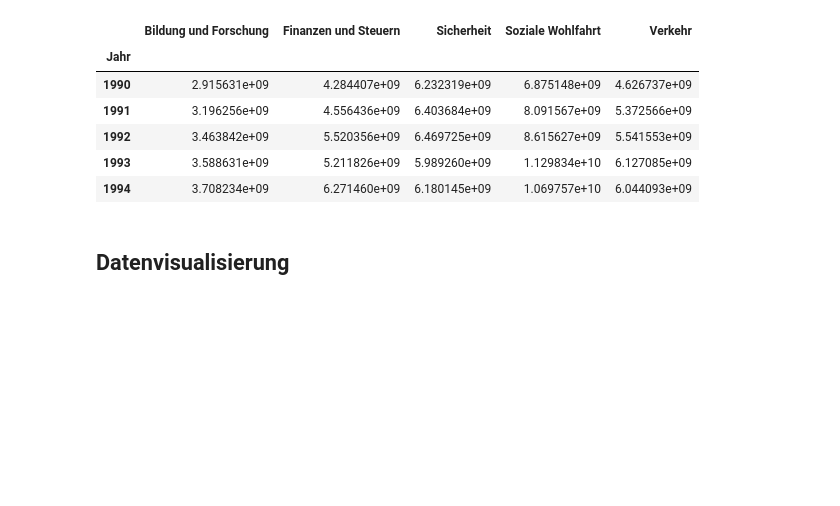
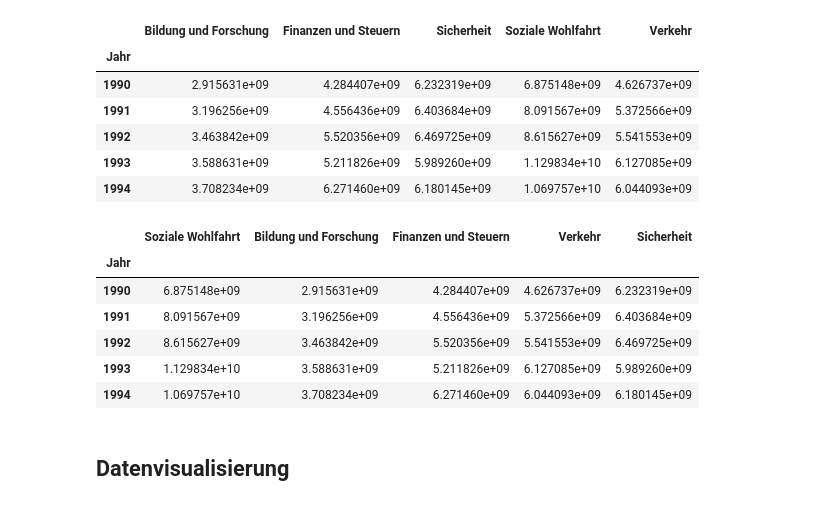
Before and after one commit to I-gW-23-27/Skript, a Jupyter notebook: docs/240923/staatsausgaben.ipynb, the cells around one changed output. Cells and saved outputs as stored; diff of their text form; code cells hidden in the pictures; blank space fills up the shorter version.

```diff
--- a/docs/240923/staatsausgaben.ipynb
+++ b/docs/240923/staatsausgaben.ipynb
@@ -23,6 +24,18 @@ df.head()
 | 1992 | 3.463842e+09 | 5.520356e+09 | 6.469725e+09 | 8.615627e+09 | 5.541553e+09 |
 | 1993 | 3.588631e+09 | 5.211826e+09 | 5.989260e+09 | 1.129834e+10 | 6.127085e+09 |
 | 1994 | 3.708234e+09 | 6.271460e+09 | 6.180145e+09 | 1.069757e+10 | 6.044093e+09 |
+# %%
+reihenfolge = ['Soziale Wohlfahrt', 'Bildung und Forschung', 'Finanzen und Steuern', 'Verkehr', 'Sicherheit']
+df = df[reihenfolge]
+df.head()
+# %% [output]
+|  | Soziale Wohlfahrt | Bildung und Forschung | Finanzen und Steuern | Verkehr | Sicherheit |
+| Jahr |  |  |  |  |  |
+| 1990 | 6.875148e+09 | 2.915631e+09 | 4.284407e+09 | 4.626737e+09 | 6.232319e+09 |
+| 1991 | 8.091567e+09 | 3.196256e+09 | 4.556436e+09 | 5.372566e+09 | 6.403684e+09 |
+| 1992 | 8.615627e+09 | 3.463842e+09 | 5.520356e+09 | 5.541553e+09 | 6.469725e+09 |
+| 1993 | 1.129834e+10 | 3.588631e+09 | 5.211826e+09 | 6.127085e+09 | 5.989260e+09 |
+| 1994 | 1.069757e+10 | 3.708234e+09 | 6.271460e+09 | 6.044093e+09 | 6.180145e+09 |
 # %% [markdown]
 ## Datenvisualisierung
 # %%
```
Also changed, not shown: parts of 5 cells of this notebook.
